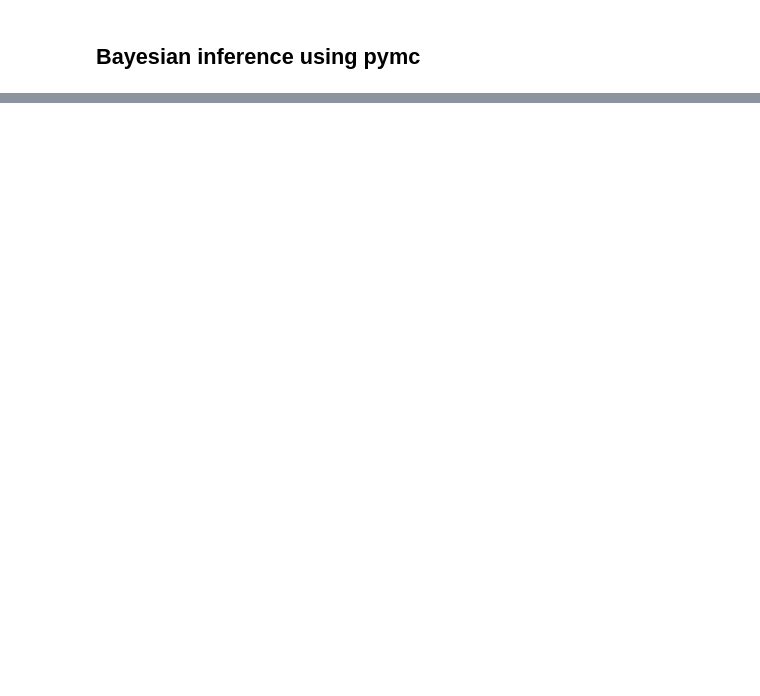
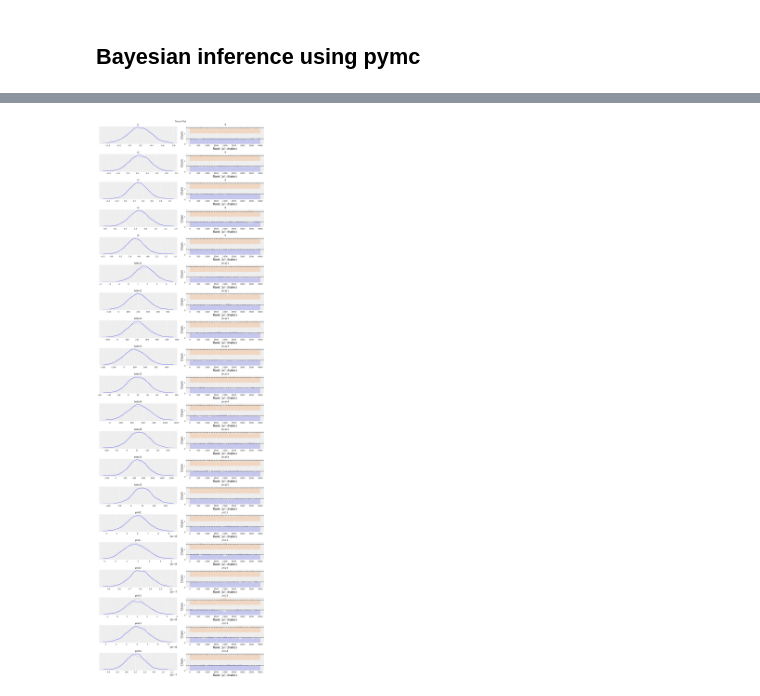
Before and after one commit to WeitzGroup/VIMIMO-Virus-Microbe-modeller, a Jupyter notebook: python/Bayesian-community-model.ipynb, the cells around one changed output, grey strips where cells are left out. Cells and saved outputs as stored; diff of their text form; code cells hidden in the pictures; blank space fills up the shorter version.

```diff
--- a/python/Bayesian-community-model.ipynb
+++ b/python/Bayesian-community-model.ipynb
@@ -404,15 +406,15 @@ with pm.Model() as model:
     beta55 = pm.Normal("beta55", mu = 50, sigma = 40)
 
 
-    phi12 = pm.LogNormal("phi12", mu = np.log(0.6e-7), sigma = 1.5)
-    phi21 = pm.LogNormal("phi21", mu = np.log(0.18e-7), sigma = 1.5)
-    phi22 = pm.LogNormal("phi22", mu = np.log(0.8e-7), sigma = 1.5)
-    phi23 = pm.LogNormal("phi23", mu = np.log(0.2e-7), sigma = 1.5)
-    phi33 = pm.LogNormal("phi33", mu = np.log(0.6e-7), sigma = 1.5)
-    phi44 = pm.LogNormal("phi44", mu = np.log(0.7e-7), sigma = 1.5)
-    phi45 = pm.LogNormal("phi45", mu = np.log(0.1285e-7), sigma = 1.5)
-    phi54 = pm.LogNormal("phi54", mu = np.log(0.6e-7), sigma = 1.5)
-    phi55 = pm.LogNormal("phi55", mu = np.log(0.22e-7), sigma = 1.5)
+    phi12 = pm.Normal("phi12", mu = (0.6e-7), sigma = 1e-8)
+    phi21 = pm.Normal("phi21", mu = (0.18e-7), sigma = 1e-8)
+    phi22 = pm.Normal("phi22", mu = (0.8e-7), sigma = 1e-8)
+    phi23 = pm.Normal("phi23", mu = (0.2e-7), sigma = 1e-8)
+    phi33 = pm.Normal("phi33", mu = (0.6e-7), sigma = 1e-8)
+    phi44 = pm.Normal("phi44", mu = (0.7e-7), sigma = 1e-8)
+    phi45 = pm.Normal("phi45", mu = (0.1285e-7), sigma = 1e-8)
+    phi54 = pm.Normal("phi54", mu = (0.6e-7), sigma = 1e-8)
+    phi55 = pm.Normal("phi55", mu = (0.22e-7), sigma = 1e-8)
 
     tau12 = pm.Normal("tau12", mu = 3, sigma = 2)
     tau21 = pm.Normal("tau21", mu = 1.7, sigma = 2)
@@ -424,11 +426,11 @@ with pm.Model() as model:
     tau54 = pm.Normal("tau54", mu = 2.3, sigma = 2)
     tau55 = pm.Normal("tau55", mu = 2, sigma = 4)
 
-    Dc1 = pm.LogNormal("Dc1", mu = np.log(5e6) ,sigma = 0.5)
-    Dc2 = pm.LogNormal("Dc2", mu = np.log(6.13e6) ,sigma = 0.5)
-    Dc3 = pm.LogNormal("Dc3", mu = np.log(16e6) ,sigma = 0.5)
-    Dc4 = pm.LogNormal("Dc4", mu = np.log(17.3e5) ,sigma = 0.5)
-    Dc5 = pm.LogNormal("Dc5", mu = np.log(15.5e5) ,sigma = 0.5)
+    Dc1 = pm.Normal("Dc1", mu = 5e6 ,sigma = 5e5)
+    Dc2 = pm.Normal("Dc2", mu = 6.13e6 ,sigma = 5e5)
+    Dc3 = pm.Normal("Dc3", mu = 16e6 ,sigma = 5e5)
+    Dc4 = pm.Normal("Dc4", mu = 17.3e5 ,sigma = 5e5)
+    Dc5 = pm.Normal("Dc5", mu = 15.5e5 ,sigma = 5e5)
 
 
     def simulate_ode(t,r1, r2, r3, r4, r5, beta12, beta21, beta22, beta23, beta33, beta44, beta45, beta54, beta55, phi12, phi21, phi22, phi23, phi33, phi44, phi45, phi54, phi55, tau12, tau21, tau22, tau23, tau33, tau44, tau45, tau54, tau55, Dc1, Dc2, Dc3, Dc4, Dc5):
@@ -459,15 +461,20 @@ atol=1e-8, rtol=1e-8)
         return host,virus
 
 
-        host,virus = simulate_ode(time.flatten(),r1, r2, r3, r4, r5, beta12, beta21, beta22, beta23, beta33, beta44, beta45, beta54, beta55, phi12, phi21, phi22, phi23, phi33, phi44, phi45, phi54, phi55, tau12, tau21, tau22, tau23, tau33, tau44, tau45, tau54, tau55, Dc1, Dc2, Dc3, Dc4, Dc5)
-        sigma = pm.Normal("sigma", 10)
+        #host,virus = simulate_ode(time.flatten(),r1, r2, r3, r4, r5, beta12, beta21, beta22, beta23, beta33, beta44, beta45, beta54, beta55, phi12, phi21, phi22, phi23, phi33, phi44, phi45, phi54, phi55, tau12, tau21, tau22, tau23, tau33, tau44, tau45, tau54, tau55, Dc1, Dc2, Dc3, Dc4, Dc5)
+        #sigma = pm.Normal("sigma", 10)
 
         # Likelihood for observed data with shared sigma
-        obs = pm.InverseGamma("obs", mu=[host, virus], sigma=sigma, observed=[time_series[:, 0:5], time_series[:, 5:10]])
+        #obs = pm.InverseGamma("obs", mu=[host, virus], sigma=sigma, observed=[time_series[:, 0:5], time_series[:, 5:10]])
+
+        # Define your likelihood
+        sigma = pm.InverseGamma("sigma", alpha=1, beta=1)
+        obs = pm.Normal("obs", mu=simulate_ode(time, r1, r2, r3, r4, r5, beta12, beta21, beta22, beta23, beta33, beta44, beta45, beta54, beta55, phi12, phi21, phi22, phi23, phi33, phi44, phi45, phi54, phi55, tau12, tau21, tau22, tau23, tau33, tau44, tau45, tau54, tau55, Dc1, Dc2, Dc3, Dc4, Dc5), sigma=sigma, observed=time_series)
 # %%
+sampler = "Slice Sampler"
 with model:
     # Perform Bayesian inference using NUTS
-    trace = pm.sample(draws=2000, tune=100000, cores=1,return_inferencedata=True)
+    trace = pm.sample(draws=2000, tune=10000, cores=1,return_inferencedata=True)
 
 az.plot_trace(trace, combined=True);
 plt.show()
@@ -475,3 +509,5 @@ az.summary(trace, round_to=2)
 # %%
 az.plot_trace(trace, kind="rank_bars")
-plt.suptitle(f"Trace Plot {sampler}");
+plt.suptitle(f"Trace Plot");
+# %% [output]
+[figure, added]
```
Also changed, not shown: parts of 6 cells of this notebook, 1 other file.
